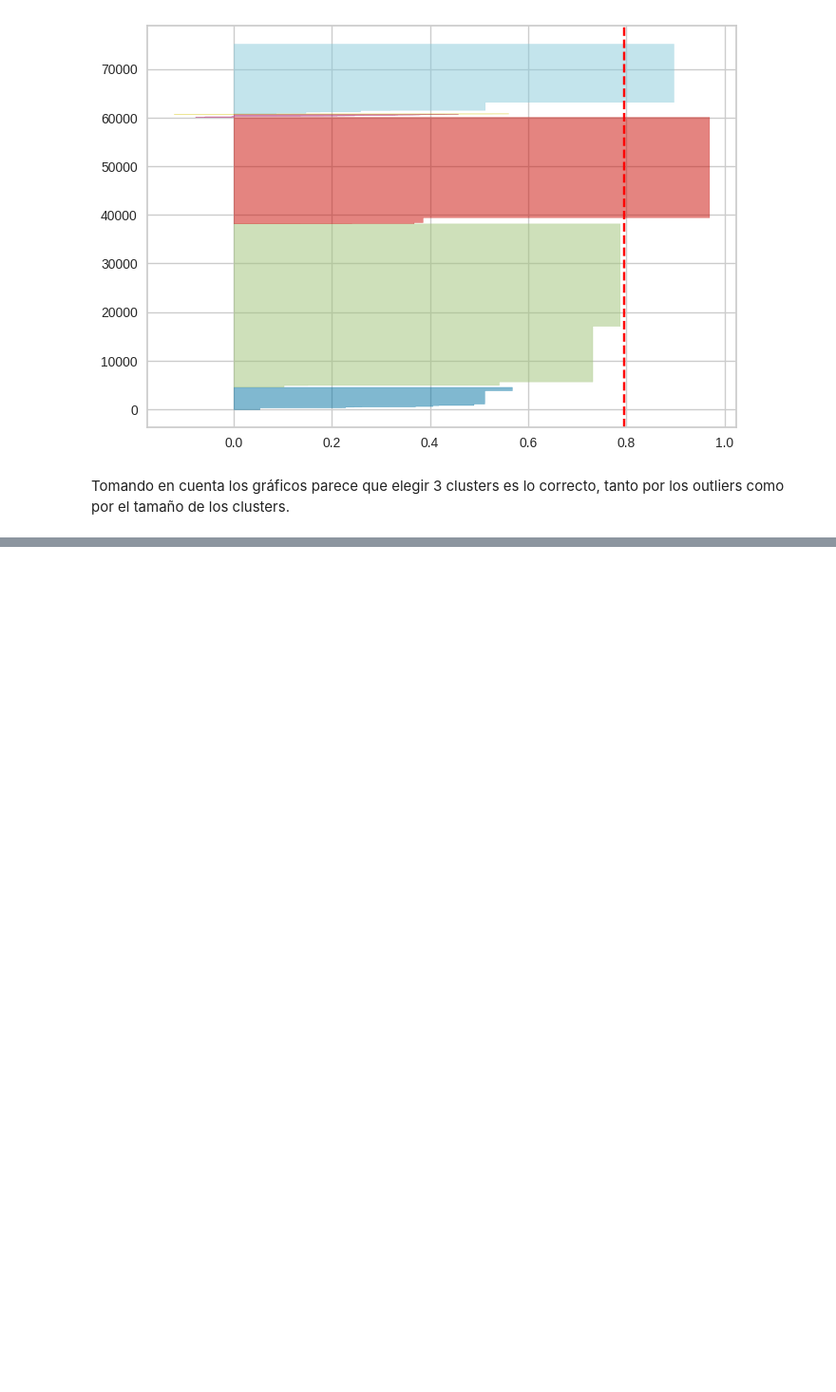
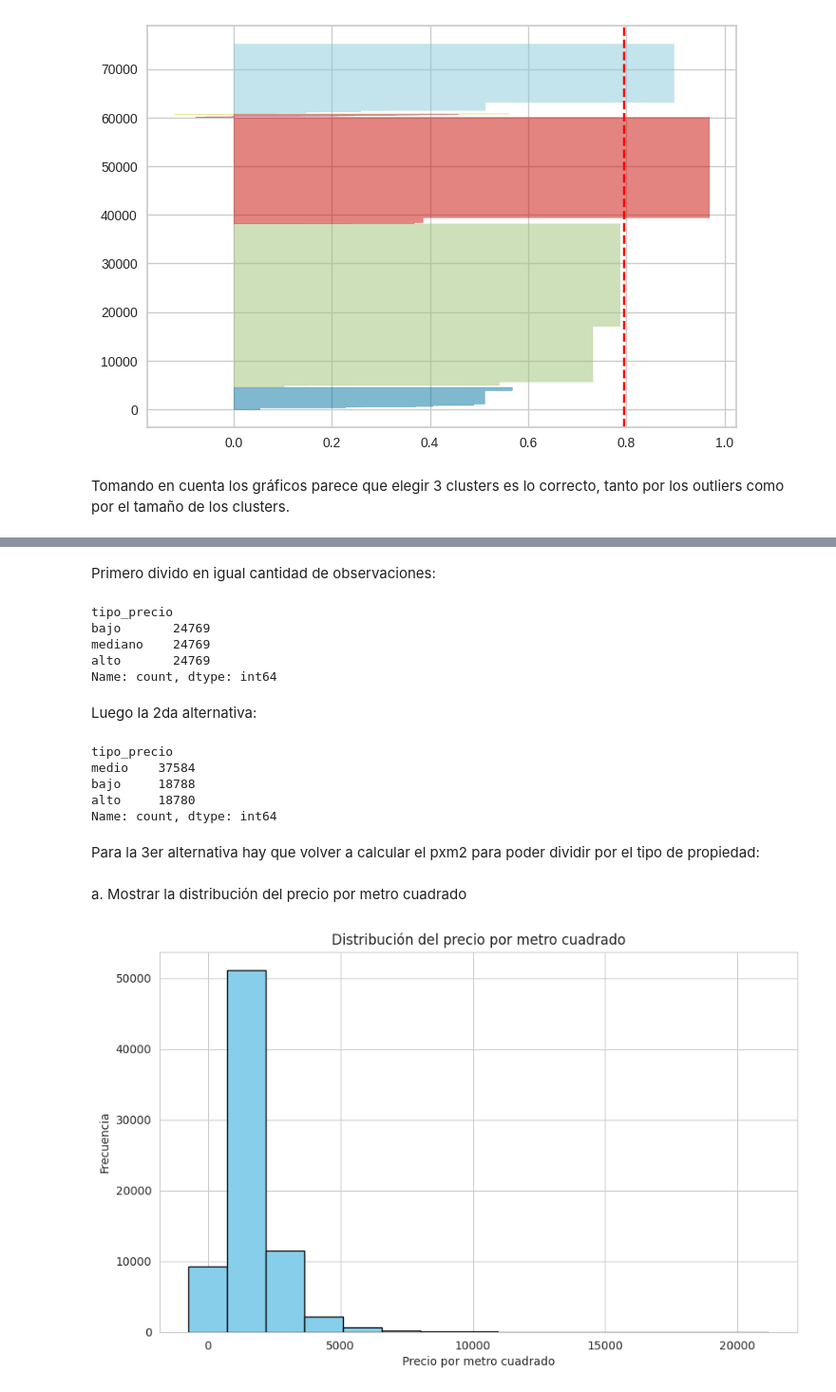
Before and after one commit to hmaldonado12/7506R-1C2024-GRUPO6, a Jupyter notebook: tp1/7506R_TP1_GRUPO06_ENTREGA.ipynb, the cells around one changed output, grey strips where cells are left out. Shown at 95% size. Saved outputs shown, nothing was run; the diff lists cells and outputs as text; code cells hidden in the pictures; blank space fills up the shorter version.

```diff
--- a/tp1/7506R_TP1_GRUPO06_ENTREGA.ipynb
+++ b/tp1/7506R_TP1_GRUPO06_ENTREGA.ipynb
@@ -1225,0 +1232,9 @@ Tomando en cuenta los gráficos parece que elegir 3 clusters es lo correcto, tan
+# %%
+reparado.insert(13, "pxm2", "NaN", allow_duplicates=False)
+# %%
+for i in range (0,reparado.shape[0]):
+  fila = reparado.iloc[i]
+  precio = fila["property_price"]
+  sup_tot = fila["property_surface_total"]
+  pxm2 = precio/sup_tot
+  reparado.iat[i, 13] = pxm2
@@ -1225,0 +1243,3 @@ Tomando en cuenta los gráficos parece que elegir 3 clusters es lo correcto, tan
+# %%
+reparado = reparado[reparado['pxm2']<25000] #Elimino outliers
+reparado
@@ -1225,0 +1260,56 @@ Tomando en cuenta los gráficos parece que elegir 3 clusters es lo correcto, tan
+# %% [markdown]
+Primero divido en igual cantidad de observaciones:
+# %%
+alt_1 = reparado.copy()
+
+cuantiles = alt_1['pxm2'].quantile([0.33, 0.66])
+
+alt_1['tipo_precio'] = pd.cut(alt_1['pxm2'], bins=[float('-inf'), cuantiles.iloc[0], cuantiles.iloc[1], float('inf')], labels=['bajo', 'mediano', 'alto'])
+
+cant_tipos = alt_1['tipo_precio'].value_counts()
+elem_por_categoria = cant_tipos.min()
+alt_1 = alt_1.groupby('tipo_precio').apply(lambda x: x.sample(elem_por_categoria)).reset_index(drop=True)
+
+alt_1['tipo_precio'].value_counts()
+# %% [output]
+tipo_precio
+bajo       24769
+mediano    24769
+alto       24769
+Name: count, dtype: int64
+# %% [markdown]
+Luego la 2da alternativa:
+# %%
+alt_2 = reparado.copy()
+percentiles = [0, 0.25, 0.75, 1]
+labels = ['bajo', 'medio', 'alto']
+alt_2["tipo_precio"] = pd.cut(alt_2["pxm2"], bins=alt_2["pxm2"].quantile(percentiles), labels=labels)
+alt_2['tipo_precio'].value_counts()
+# %% [output]
+tipo_precio
+medio    37584
+bajo     18788
+alto     18780
+Name: count, dtype: int64
+# %% [markdown]
+Para la 3er alternativa hay que volver a calcular el pxm2 para poder dividir por el tipo de propiedad:
+# %% [markdown]
+a. Mostrar la distribución del precio por metro cuadrado
+# %%
+import numpy as np
+import matplotlib.pyplot as plt
+
+num_intervalos = 15
+
+intervalos = np.linspace(reparado['pxm2'].min(), reparado['pxm2'].max(), num_intervalos+1)
+frecuencia_por_intervalo, _ = np.histogram(reparado['pxm2'], bins=intervalos)
+
+plt.figure(figsize=(10, 6))
+plt.bar(intervalos[:-1], frecuencia_por_intervalo, width=np.diff(intervalos), color='skyblue', edgecolor='black')
+plt.title('Distribución del precio por metro cuadrado')
+plt.xlabel('Precio por metro cuadrado')
+plt.ylabel('Frecuencia')
+plt.grid(True)
+plt.show()
+# %% [output]
+[figure, added]
```
Also changed, not shown: parts of 12 cells of this notebook.
